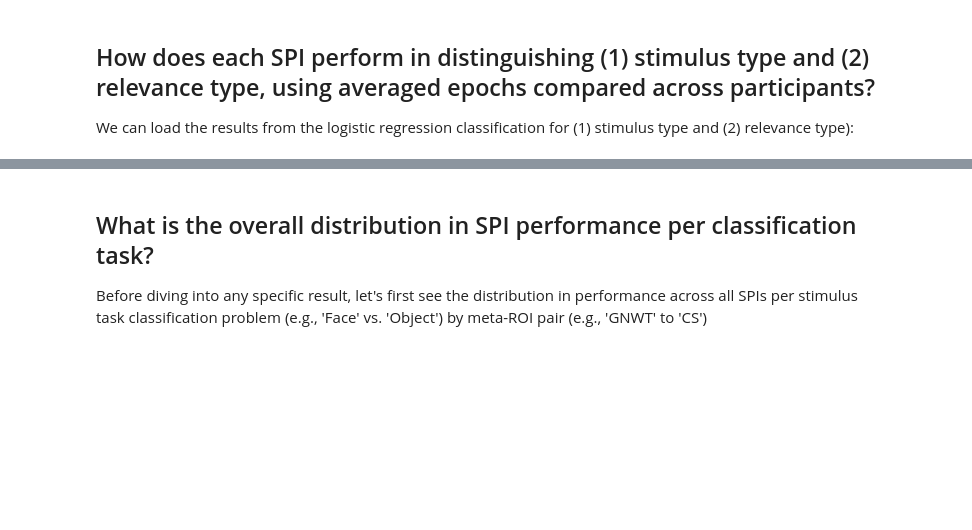
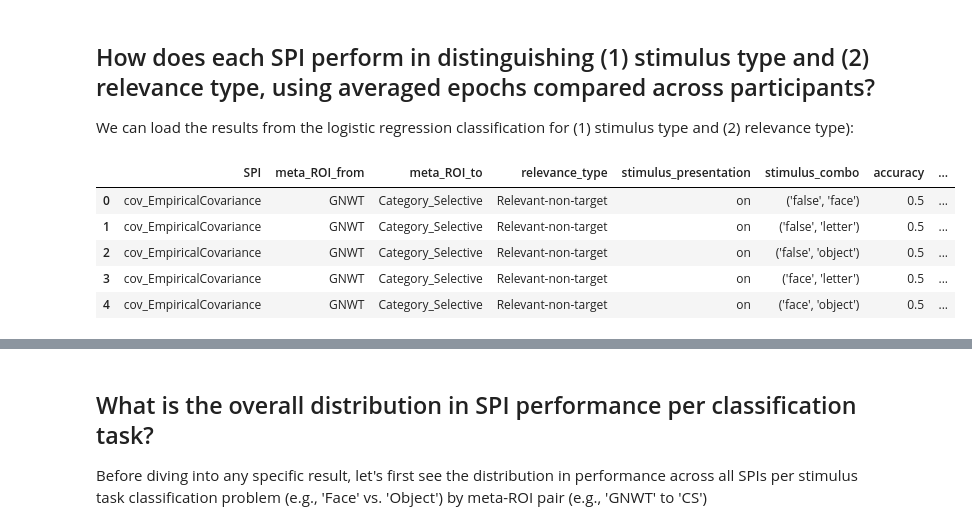
Before and after one commit to anniegbryant/Cogitate_Connectivity_2024, a Jupyter notebook: Step5_Visualize_All_Results.ipynb, the cells around one changed output, grey strips where cells are left out. Cells and saved outputs as stored; diff of their text form; code cells hidden in the pictures; blank space fills up the shorter version.

```diff
--- a/Step5_Visualize_All_Results.ipynb
+++ b/Step5_Visualize_All_Results.ipynb
@@ -142,3 +148,12 @@ all_pyspi_res_averaged_epochs = pd.concat(all_pyspi_res_averaged_epochs_list)
 
 # load pyspi SPI info
 pyspi_SPI_info = pd.read_csv("feature_extraction/pyspi_SPI_info.csv")
+# %%
+averaged_stimulus_type_classification_res.head()
+# %% [output]
+|  | SPI | meta_ROI_from | meta_ROI_to | relevance_type | stimulus_presentation | stimulus_combo | accuracy | ... |
+| 0 | cov_EmpiricalCovariance | GNWT | Category_Selective | Relevant-non-target | on | ('false', 'face') | 0.5 | ... |
+| 1 | cov_EmpiricalCovariance | GNWT | Category_Selective | Relevant-non-target | on | ('false', 'letter') | 0.5 | ... |
+| 2 | cov_EmpiricalCovariance | GNWT | Category_Selective | Relevant-non-target | on | ('false', 'object') | 0.5 | ... |
+| 3 | cov_EmpiricalCovariance | GNWT | Category_Selective | Relevant-non-target | on | ('face', 'letter') | 0.5 | ... |
+| 4 | cov_EmpiricalCovariance | GNWT | Category_Selective | Relevant-non-target | on | ('face', 'object') | 0.5 | ... |
```
Also changed, not shown: parts of 11 cells of this notebook, 10 other files.
